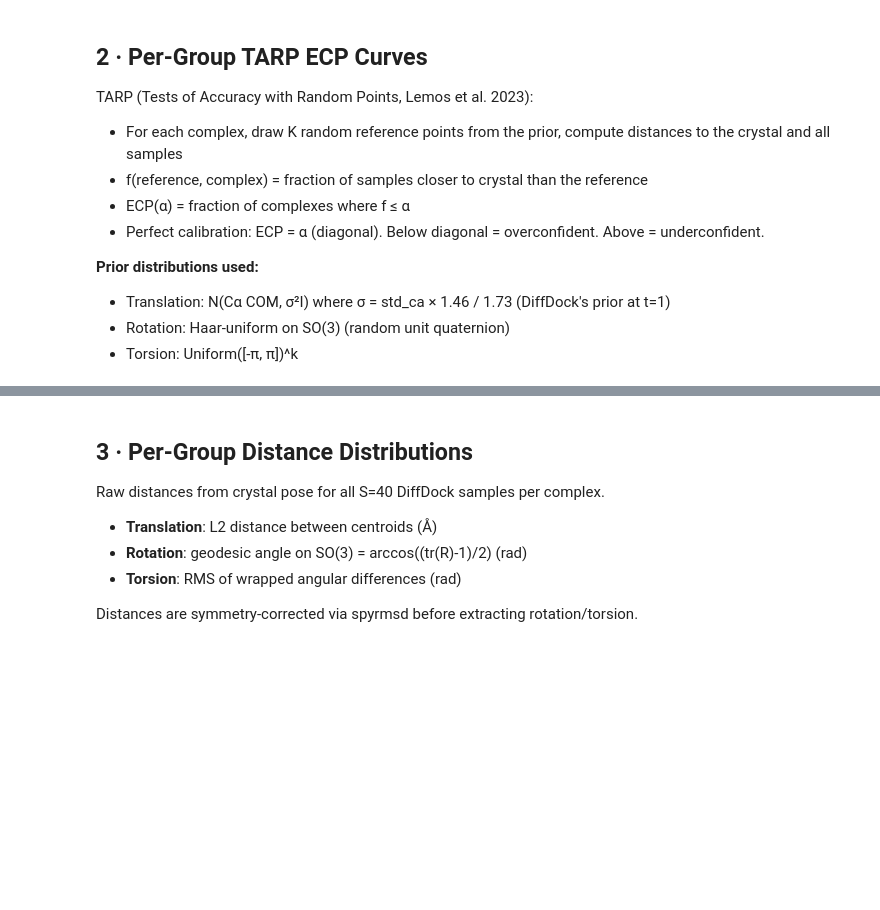
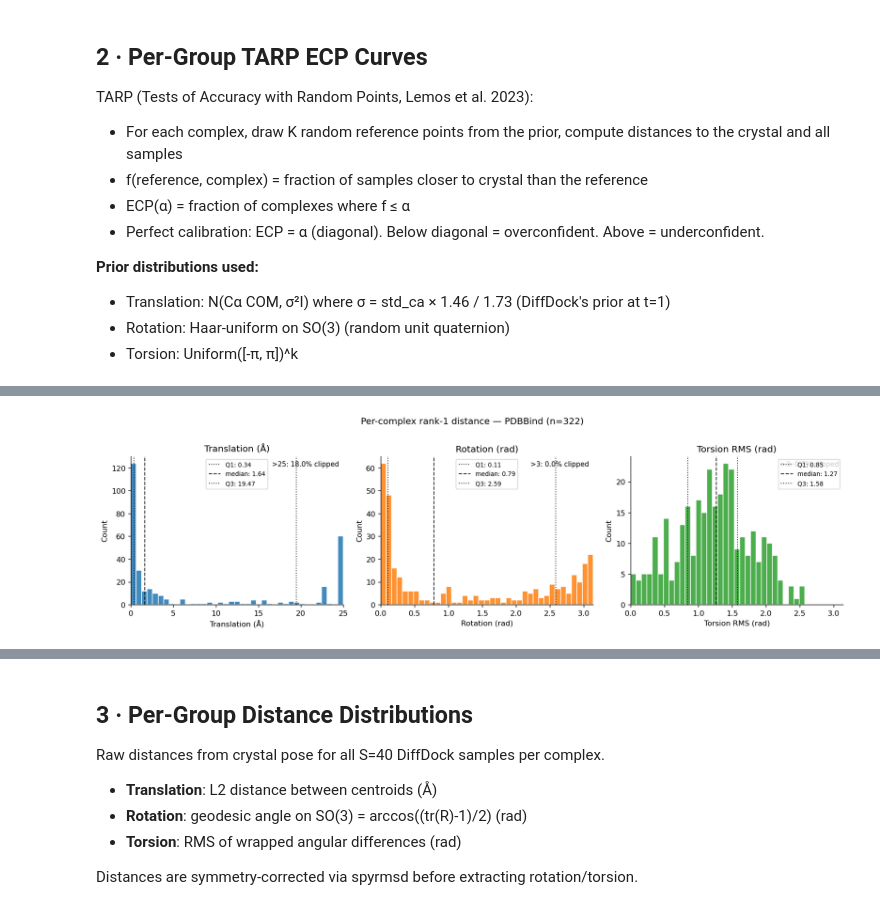
Before and after one commit to quentin-fuchs/MasterThesis, a Jupyter notebook: notebooks/group_tarp_mira.ipynb, the cells around one changed output, grey strips where cells are left out. Cells and saved outputs as stored; diff of their text form; code cells hidden in the pictures; blank space fills up the shorter version.

```diff
--- a/notebooks/group_tarp_mira.ipynb
+++ b/notebooks/group_tarp_mira.ipynb
@@ -37,10 +37,19 @@ PB_GE         = os.path.join(PB_METRICS, "group_eval")
 FIGURES       = os.path.join(PDB_METRICS, "..", "figures")
 os.makedirs(FIGURES, exist_ok=True)
 
+# ── Group constants ────────────────────────────────────────────────────────────
 GROUPS  = ['translation', 'rotation', 'torsion']
 COLORS  = {'translation': 'C0', 'rotation': 'C1', 'torsion': 'C2'}
 LABELS  = {'translation': 'Translation (R³)', 'rotation': 'Rotation (SO(3))', 'torsion': 'Torsion (T^k)'}
 UNITS   = {'translation': 'Å', 'rotation': 'rad', 'torsion': 'rad (RMS)'}
+
+# dist_keys uses the torsion_rms key (distances array) vs torsion (TARP array)
+dist_keys   = ['translation', 'rotation', 'torsion_rms']
+dist_labels = {
+    'translation': 'Translation (Å)',
+    'rotation':    'Rotation (rad)',
+    'torsion_rms': 'Torsion RMS (rad)',
+}
 
 def load_npy(path, allow_pickle=False):
     """Load .npy returning None if file doesn't exist."""
@@ -167,26 +189,33 @@ else:
 # %%
-# 2d: Per-complex mean-f histograms — calibration signature per complex
-# mean_f ≈ 0.5 → calibrated; > 0.5 → overconfident; < 0.5 → underconfident
-if pdb_names_tarp is not None and all(pdb_tarp[g] is not None for g in GROUPS):
+# 2d: Per-complex rank-1 distance — distribution across complexes per group
+if pdb_names_dist is not None and all(pdb_dist[k] is not None for k in dist_keys):
+    xlims_2d = {'translation': 25.0, 'rotation': np.pi, 'torsion_rms': np.pi}
     fig, axes = plt.subplots(1, 3, figsize=(14, 4))
-    for ax, g in zip(axes, GROUPS):
-        f = pdb_tarp[g]  # (N, K)
-        mean_f = np.nanmean(f, axis=1)
-        valid = mean_f[np.isfinite(mean_f)]
-        ax.hist(valid, bins=30, color=COLORS[g], edgecolor='white', alpha=0.85)
-        ax.axvline(0.5, color='k', ls='--', lw=1.5, label='Perfect cal. (0.5)')
-        ax.axvline(np.mean(valid), color='red', ls=':', lw=1.5, label=f'Mean = {np.mean(valid):.3f}')
-        ax.set_xlabel('Mean coverage fraction per complex')
+    for ax, key in zip(axes, dist_keys):
+        D     = pdb_dist[key]
+        rank1 = D[:, 0]
+        xlim  = xlims_2d[key]
+        finite = rank1[np.isfinite(rank1)]
+        col   = COLORS['torsion'] if key == 'torsion_rms' else COLORS[key]
+        ax.hist(np.clip(finite, 0, xlim), bins=np.linspace(0, xlim, 40),
+                color=col, edgecolor='white', alpha=0.85)
+        for pct, ls, lbl in [(25, ':', 'Q1'), (50, '--', 'median'), (75, ':', 'Q3')]:
+            v = float(np.nanpercentile(finite, pct))
+            ax.axvline(min(v, xlim), color='k', ls=ls, lw=1.2, alpha=0.8,
+                       label=f'{lbl}: {v:.2f}')
+        ax.set_xlim(0, xlim)
+        ax.set_xlabel(dist_labels[key])
         ax.set_ylabel('Count')
-        ax.set_title(LABELS[g])
-        ax.legend(fontsize=9)
-        pct_over = (valid > 0.5).mean() * 100
-        pct_under = (valid < 0.5).mean() * 100
-        ax.text(0.02, 0.97, f'Overconf: {pct_over:.1f}%\nUnderconf: {pct_under:.1f}%',
-                transform=ax.transAxes, va='top', fontsize=9)
-    fig.suptitle('Per-complex mean TARP f — PDBBind', fontsize=12, y=1.01)
+        ax.set_title(dist_labels[key])
+        ax.legend(fontsize=8)
+        pct_clipped = (finite > xlim).mean() * 100
+        ax.text(0.98, 0.97, f'>{xlim:.0f}: {pct_clipped:.1f}% clipped',
+                transform=ax.transAxes, ha='right', va='top', fontsize=9)
+    fig.suptitle('Per-complex rank-1 distance — PDBBind (n=322)', fontsize=12, y=1.01)
     plt.tight_layout()
-    plt.savefig(f'{FIGURES}/group_tarp_mean_f_hist_pdbbind.png', dpi=150, bbox_inches='tight')
+    plt.savefig(f'{FIGURES}/group_rank1_dist_per_complex_pdbbind.png', dpi=150, bbox_inches='tight')
     plt.show()
 else:
-    print('PDBBind group TARP data not yet available.')
+    print('Distance data not yet available.')
+# %% [output]
+[figure, added]
```
Also changed, not shown: parts of 17 cells of this notebook, 1 other file.
